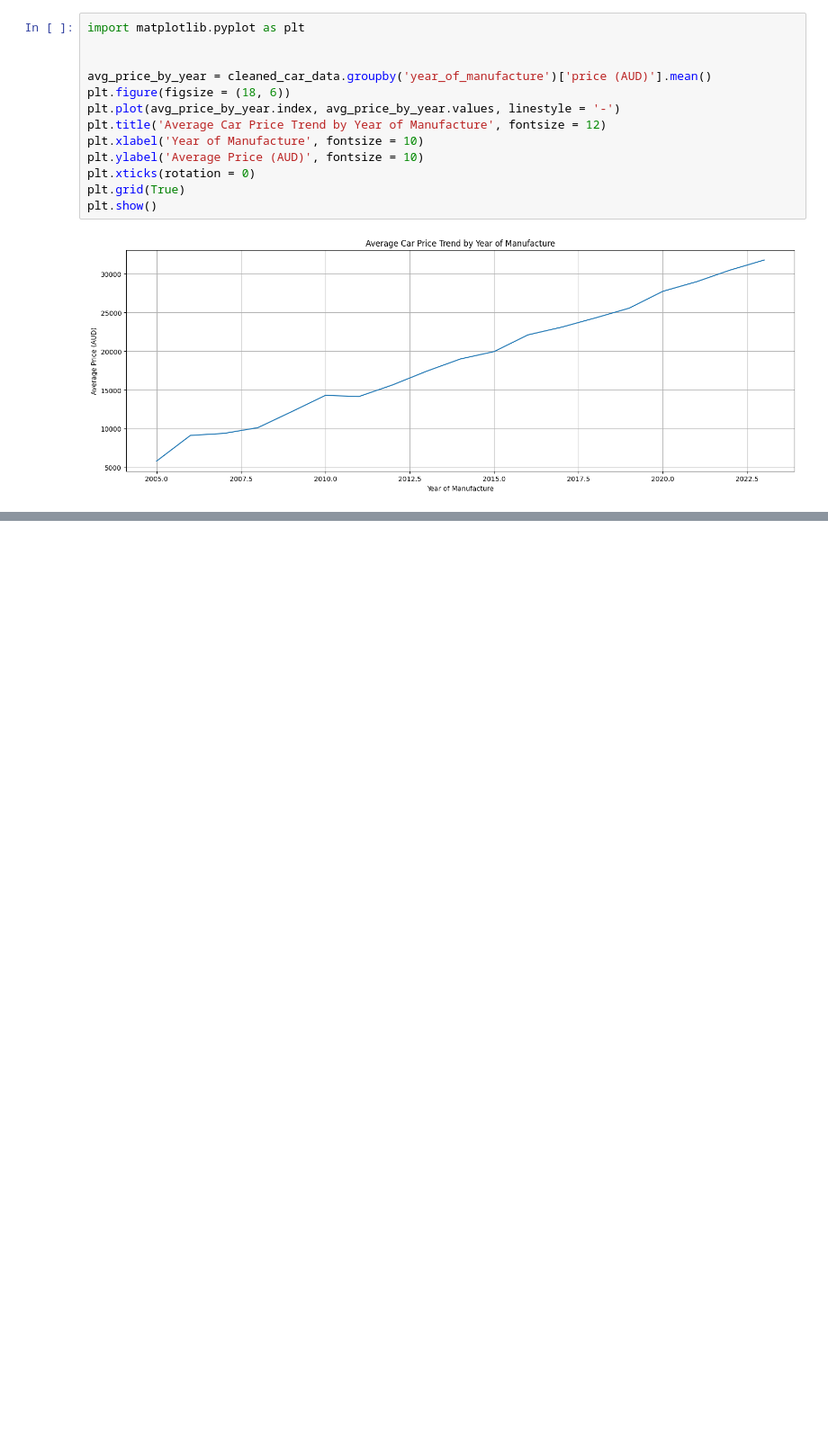
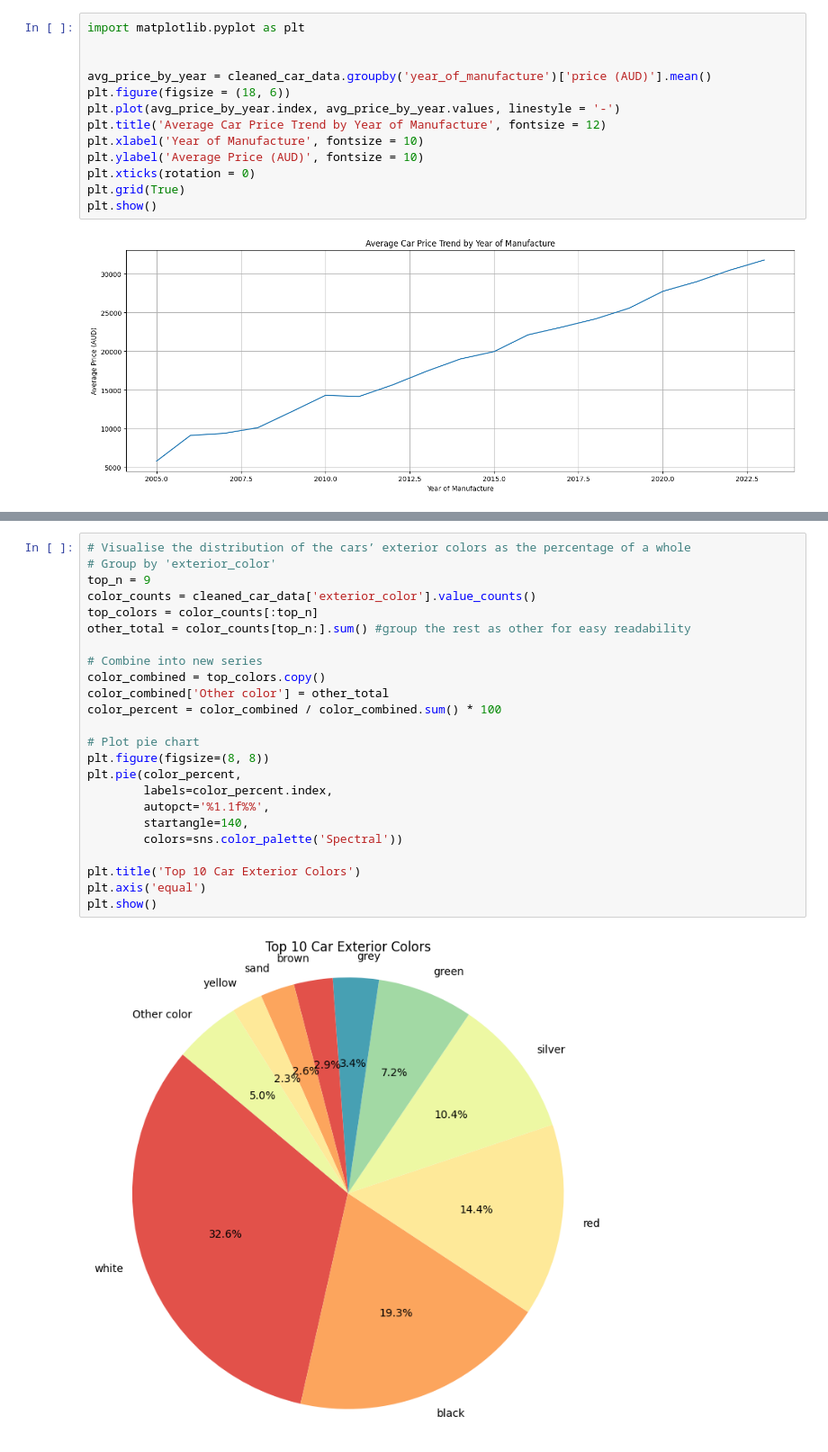
Before and after one commit to Rimanshuu/7008_Data_Vis_Repo, a Jupyter notebook: Assignment1_7008_T2_25.ipynb, the cells around one changed output, grey strips where cells are left out. Shown: that part at 90% size. Saved outputs shown, nothing was run; the diff lists cells and outputs as text; blank space fills up the shorter version.

```diff
--- a/Assignment1_7008_T2_25.ipynb
+++ b/Assignment1_7008_T2_25.ipynb
@@ -449,0 +470,26 @@ plt.show()
+# %%
+# Visualise the distribution of the cars’ exterior colors as the percentage of a whole
+# Group by 'exterior_color'
+top_n = 9
+color_counts = cleaned_car_data['exterior_color'].value_counts()
+top_colors = color_counts[:top_n]
+other_total = color_counts[top_n:].sum() #group the rest as other for easy readability
+
+# Combine into new series
+color_combined = top_colors.copy()
+color_combined['Other color'] = other_total
+color_percent = color_combined / color_combined.sum() * 100
+
+# Plot pie chart
+plt.figure(figsize=(8, 8))
+plt.pie(color_percent,
+        labels=color_percent.index,
+        autopct='%1.1f%%',
+        startangle=140,
+        colors=sns.color_palette('Spectral'))
+
+plt.title('Top 10 Car Exterior Colors')
+plt.axis('equal')
+plt.show()
+# %% [output]
+[figure, added]
```
Also changed, not shown: parts of 6 cells of this notebook.
